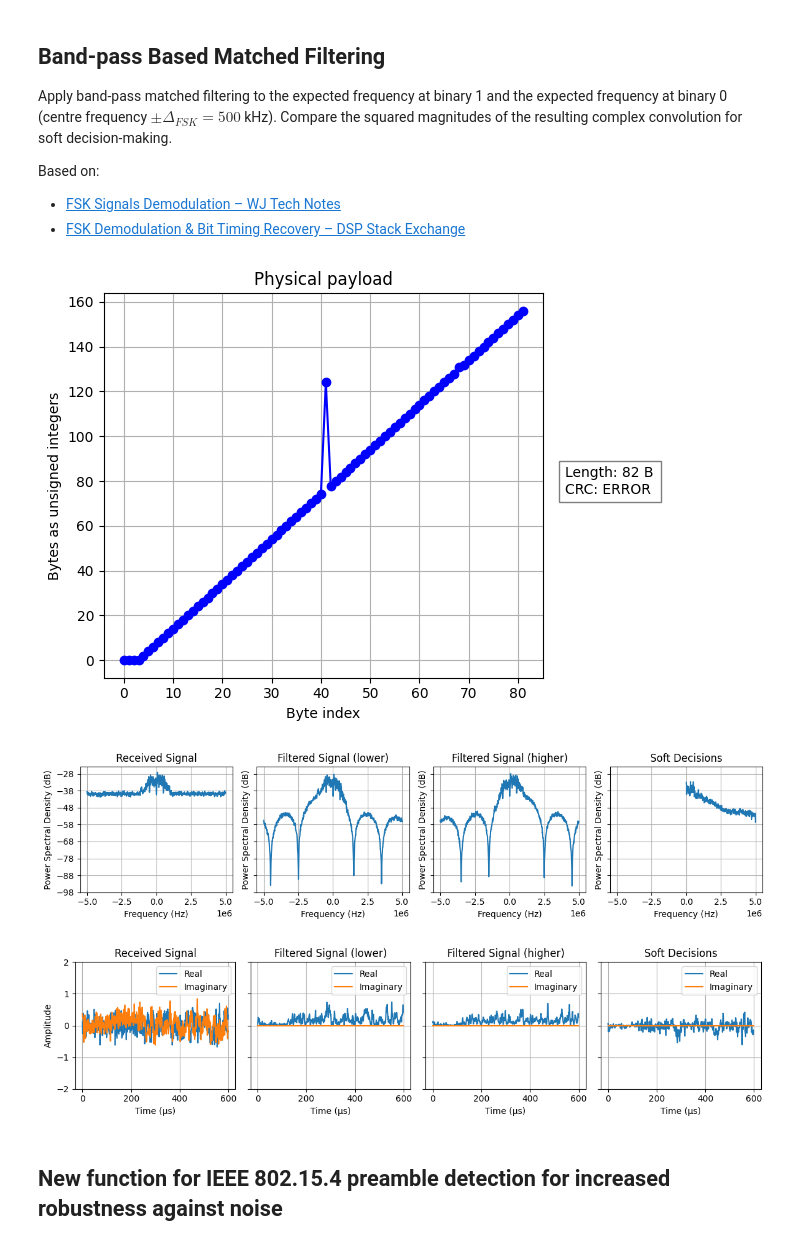
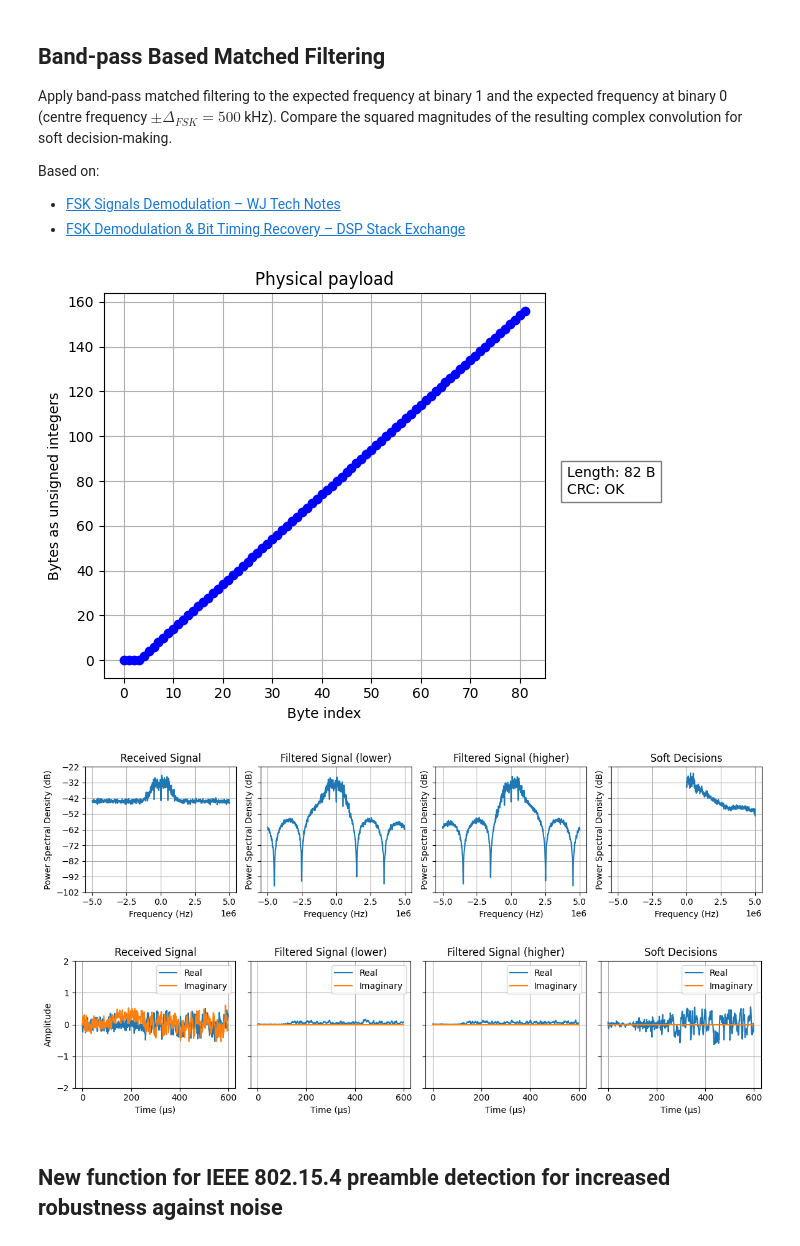
Before and after one commit to SDMote/SDR_projects, a Jupyter notebook: python_phy/jupyter_notebooks/802154_matched_filter_prototype.ipynb, the cells around one changed output. Cells and saved outputs as stored; diff of their text form; code cells hidden in the pictures.

```diff
--- a/python_phy/jupyter_notebooks/802154_matched_filter_prototype.ipynb
+++ b/python_phy/jupyter_notebooks/802154_matched_filter_prototype.ipynb
@@ -29,7 +29,7 @@ filename = "802154_0dBm.dat"  # Open BLE file
 iq_samples = read_iq_data(f"../../capture_nRF/data/new/{filename}")
 fsk_deviation_802154: float = 500e3  # Hz, when interpreting HSS O-QPSK as MSK
 
-desired_SNR = 0  # dB
+desired_SNR = 4  # dB
 signal_present = (8000, 35000)
 iq_samples_noisy = add_awgn_signal_present(iq_samples, desired_SNR, signal_present)
 
@@ -156,11 +156,10 @@ iq_samples_higher = scipy.signal.correlate(iq_samples_noisy, rect_bandpass_highe
 # Magnitude squared
 iq_samples_lower_square = iq_samples_lower * np.conj(iq_samples_lower)
 iq_samples_higher_square = iq_samples_higher * np.conj(iq_samples_higher)
-iq_samples_lower_square /= np.max(iq_samples_lower_square)
-iq_samples_higher_square /= np.max(iq_samples_higher_square)
 
 # Subtract to obtain soft decisions
 soft_decisions_subtracted = np.real(iq_samples_higher_square - iq_samples_lower_square)
+soft_decisions_subtracted /= np.max(soft_decisions_subtracted)
 
 # Symbol synchronisation
 bit_samples = symbol_sync(soft_decisions_subtracted, sps=samples_per_chip, ted_type="EARLY_LATE")
@@ -182,36 +181,36 @@ plot_periodograms(
     titles=[
         "Received Signal",
         "Filtered Signal (lower)",
         "Filtered Signal (higher)",
         "Soft Decisions",
     ],
     figsize=(12, 3),
     NFFT=1024,
     horizontal=True,
 )
 
 plot_complex_time(
     [
         iq_samples_noisy[time_interval[0] : time_interval[1]],
         iq_samples_lower_square[time_interval[0] : time_interval[1]],
         iq_samples_higher_square[time_interval[0] : time_interval[1]],
         soft_decisions_subtracted[time_interval[0] : time_interval[1]],
     ],
     fs=fs,
     titles=[
         "Received Signal",
         "Filtered Signal (lower)",
         "Filtered Signal (higher)",
         "Soft Decisions",
     ],
     figsize=(12, 3),
     ylim=(-2, 2),
     horizontal=True,
 )
 # %% [output]
-[figure, old version]
+[figure, new version]
-[figure, old version]
+[figure, new version]
-[figure, old version]
+[figure, new version]
 # %% [markdown]
 ## New function for IEEE 802.15.4 preamble detection for increased robustness against noise
 # %%
```
Also changed, not shown: parts of 4 cells of this notebook, 2 other files.
